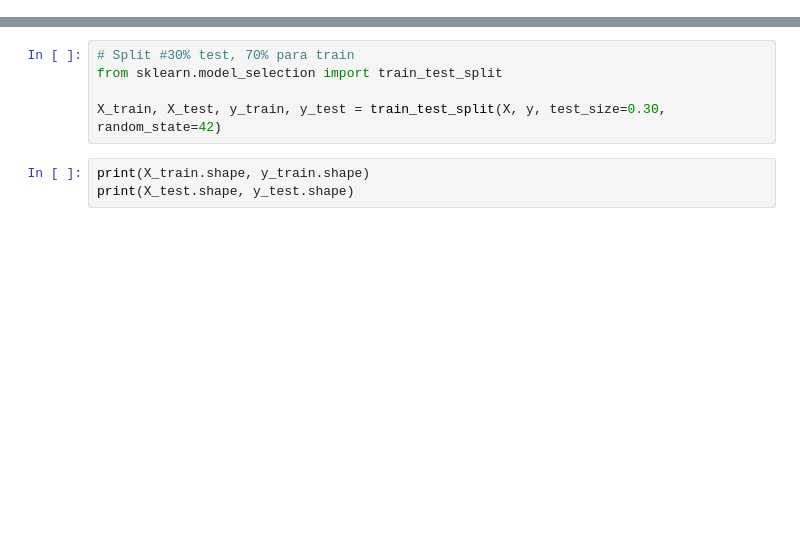
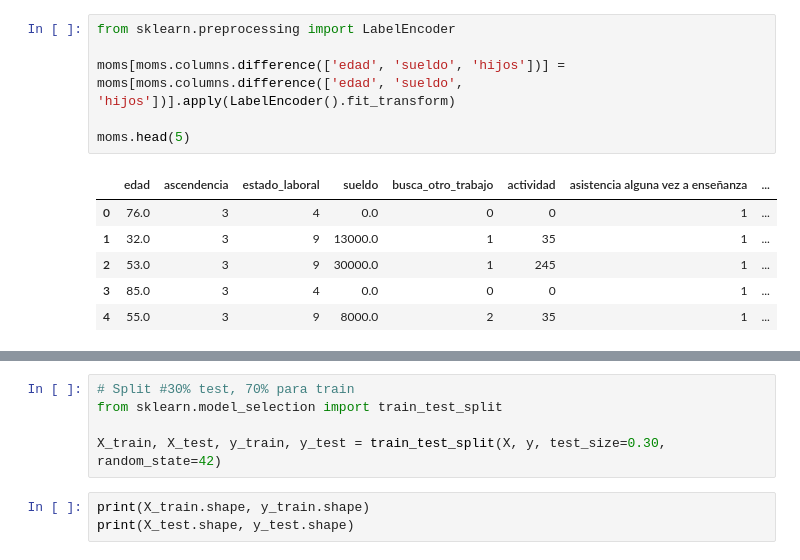
Before and after one commit to anicolon/coder_proyecto, a Jupyter notebook: hch_2020/logistic.ipynb, the cells around one changed output, grey strips where cells are left out. Drawn from its saved outputs; the diff is of its cells as text; blank space fills up the shorter version.

```diff
--- a/hch_2020/logistic.ipynb
+++ b/hch_2020/logistic.ipynb
@@ -46,0 +38,13 @@ moms.sample(3)
+# %%
+from sklearn.preprocessing import LabelEncoder
+
+moms[moms.columns.difference(['edad', 'sueldo', 'hijos'])] = moms[moms.columns.difference(['edad', 'sueldo', 'hijos'])].apply(LabelEncoder().fit_transform)
+
+moms.head(5)
+# %% [output]
+|  | edad | ascendencia | estado_laboral | sueldo | busca_otro_trabajo | actividad | asistencia alguna vez a enseñanza | ... |
+| 0 | 76.0 | 3 | 4 | 0.0 | 0 | 0 | 1 | ... |
+| 1 | 32.0 | 3 | 9 | 13000.0 | 1 | 35 | 1 | ... |
+| 2 | 53.0 | 3 | 9 | 30000.0 | 1 | 245 | 1 | ... |
+| 3 | 85.0 | 3 | 4 | 0.0 | 0 | 0 | 1 | ... |
+| 4 | 55.0 | 3 | 9 | 8000.0 | 2 | 35 | 1 | ... |
```
Also changed, not shown: parts of 13 cells of this notebook.
